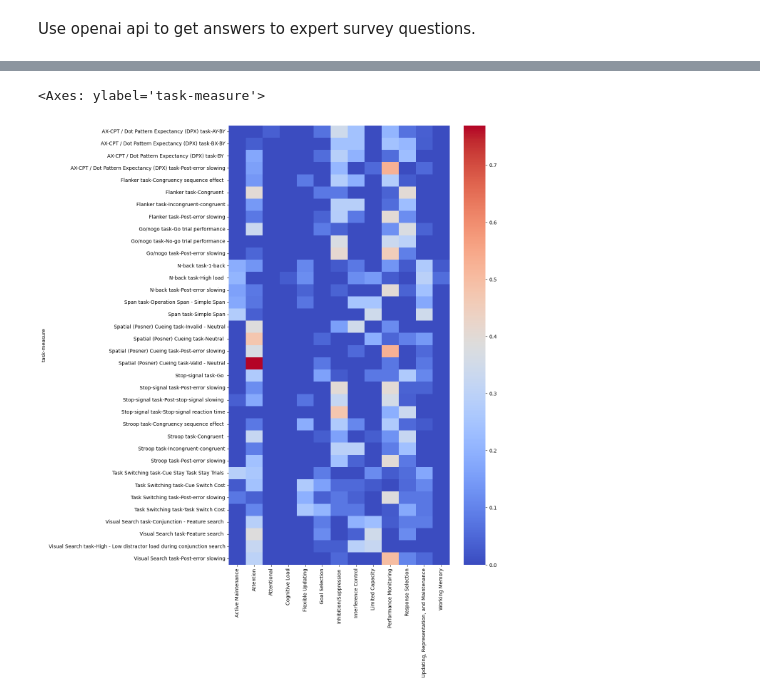
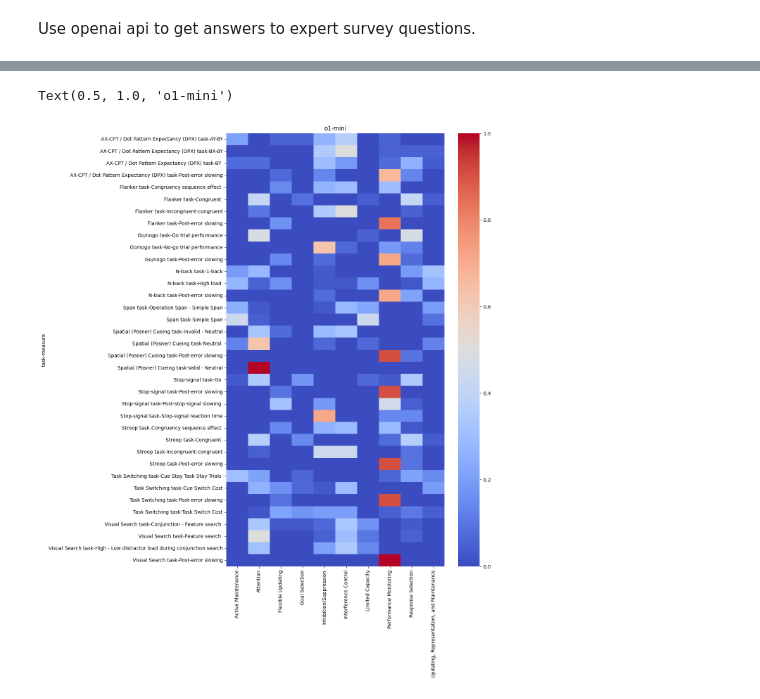
Before and after one commit to poldrack/expert_survey_llm, a Jupyter notebook: src/expert_survey_llm/expert_survey_llm.ipynb, the cells around one changed output, grey strips where cells are left out. Cells and saved outputs as stored; diff of their text form; code cells hidden in the pictures.

Commit message:
add support for o1-mini

````diff
--- a/src/expert_survey_llm/expert_survey_llm.ipynb
+++ b/src/expert_survey_llm/expert_survey_llm.ipynb
@@ -141,12 +170,14 @@ def run_gpt(input, system_msg, nruns=5):
 # %%
+model = 'o1-mini'
+nruns = 10
+
 try:
-    with open('../../data/gpt4_outputs.json', 'r') as f:
+    with open(f'../../data/gpt4_outputs_{model}.json', 'r') as f:
         outputs = json.load(f)
 except:
 
     outputs = defaultdict(lambda: defaultdict(list))
-    nruns = 10
-    sdfs
+
     for idx in questions_long.index:
         task = questions_long.loc[idx, 'task']
         measure = questions_long.loc[idx, 'question']
@@ -162,7 +193,7 @@ except:
         """
 
         user_msg = f"{instructions} {task_desc}"
-        outputs[task][measure] = run_gpt(user_msg, system_msg, nruns)
+        outputs[task][measure] = run_gpt(user_msg, system_msg, nruns, model)
 
-    with open('../../data/gpt4_outputs.json', 'w') as f:
+    with open(f'../../data/gpt4_outputs_{model}.json', 'w') as f:
         json.dump(outputs, f, indent=4)
@@ -175,8 +224,11 @@ for task, measures in outputs.items():
     for measure, responses in measures.items():
         for idx, response in enumerate(responses):
             measure_short = measure.split('(')[0]
-            resplist = json.loads(response['choices'][0]['message']['content'])
-            comments = resplist['comments'] if resplist['comments'] is not None else ''
+            raw_resp = response['choices'][0]['message']['content']
+            if raw_resp.find('```') == 0:
+                raw_resp = raw_resp.replace('```','').replace('json','')
+            resplist = json.loads(raw_resp)
+            comments = resplist['comments'] if 'comments' in resplist and resplist['comments'] is not None else ''
             constructs = resplist['constructs'] if resplist['constructs'] is not None else []
             output_list.append([task, measure_short, idx, constructs, comments])
 
@@ -195,9 +247,10 @@ grouped_df.to_csv('../../data/mean_concept_agreement.csv')
 # %%
 import seaborn as sns
 import matplotlib.pyplot as plt
 
 plt.figure(figsize=(10, 16))
 sns.heatmap(grouped_df, cmap='coolwarm')
+plt.title(model)
 # %% [output]
-<Axes: ylabel='task-measure'>
+Text(0.5, 1.0, 'o1-mini')
-[figure, old version]
+[figure, new version]
````
Also changed, not shown: parts of 3 cells of this notebook, 4 other files.
